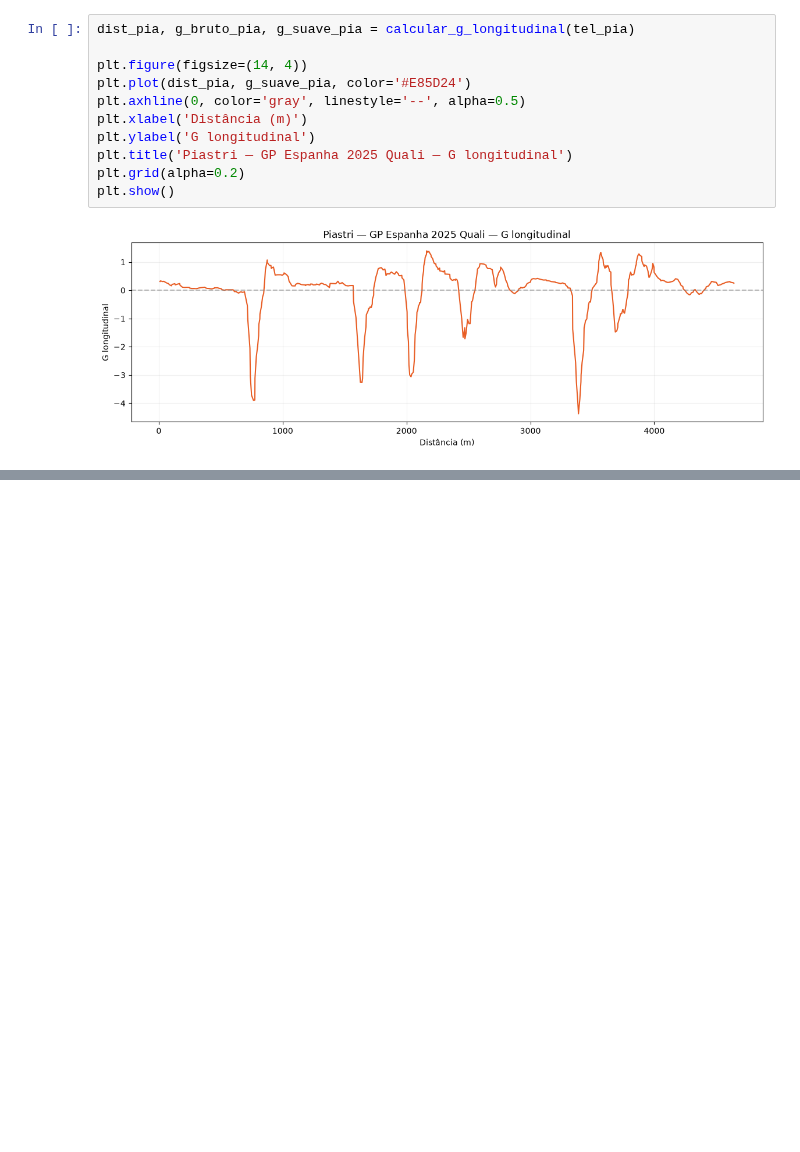
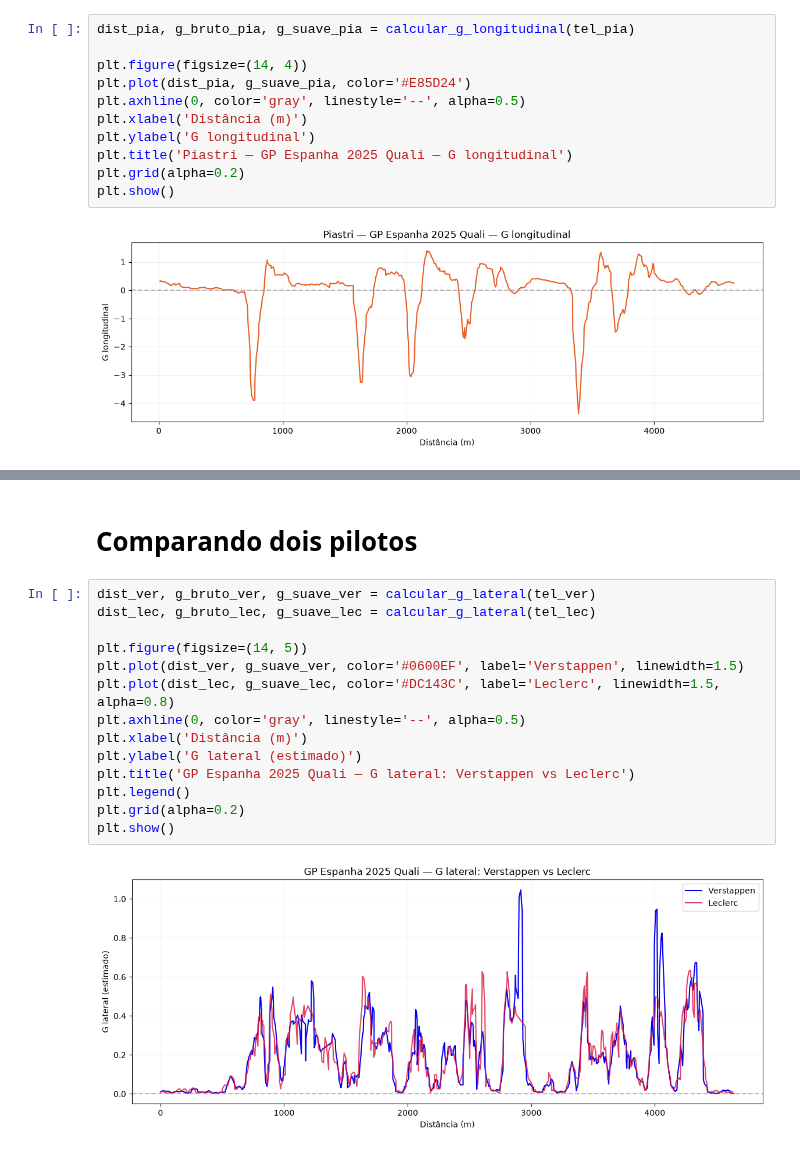
Before and after one commit to Mazzoni-mat-ap/telemetria-f1, a Jupyter notebook: MODULO2.ipynb, the cells around one changed output, grey strips where cells are left out. Saved outputs shown, nothing was run; the diff lists cells and outputs as text; blank space fills up the shorter version.

```diff
--- a/MODULO2.ipynb
+++ b/MODULO2.ipynb
@@ -183,0 +420,18 @@ plt.show()
+# %% [markdown]
+# Comparando dois pilotos
+# %%
+dist_ver, g_bruto_ver, g_suave_ver = calcular_g_lateral(tel_ver)
+dist_lec, g_bruto_lec, g_suave_lec = calcular_g_lateral(tel_lec)
+
+plt.figure(figsize=(14, 5))
+plt.plot(dist_ver, g_suave_ver, color='#0600EF', label='Verstappen', linewidth=1.5)
+plt.plot(dist_lec, g_suave_lec, color='#DC143C', label='Leclerc', linewidth=1.5, alpha=0.8)
+plt.axhline(0, color='gray', linestyle='--', alpha=0.5)
+plt.xlabel('Distância (m)')
+plt.ylabel('G lateral (estimado)')
+plt.title('GP Espanha 2025 Quali — G lateral: Verstappen vs Leclerc')
+plt.legend()
+plt.grid(alpha=0.2)
+plt.show()
+# %% [output]
+[figure, added]
```
Also changed, not shown: parts of 18 cells of this notebook, 1 other file.
